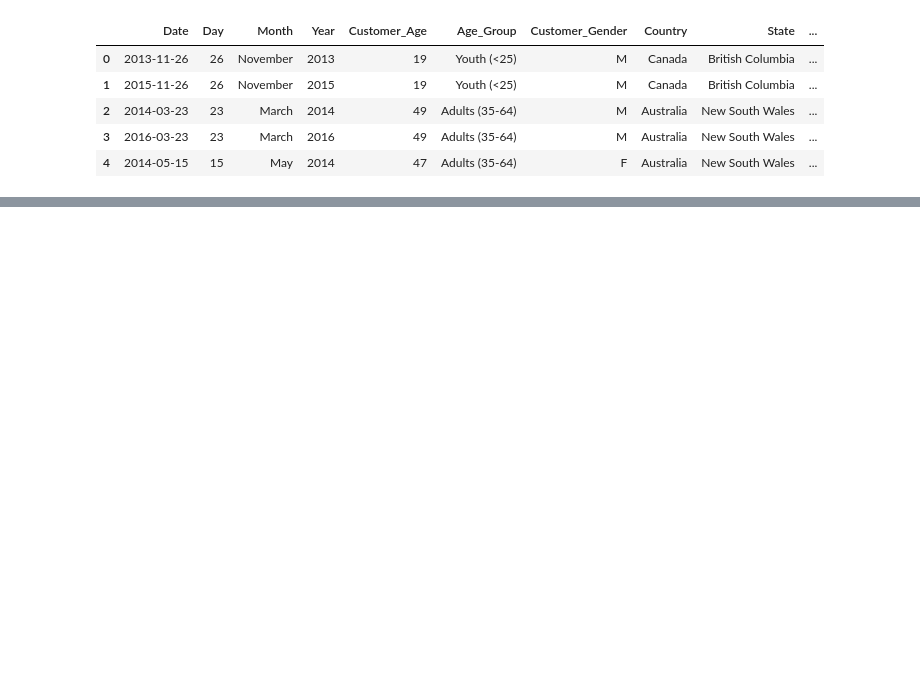
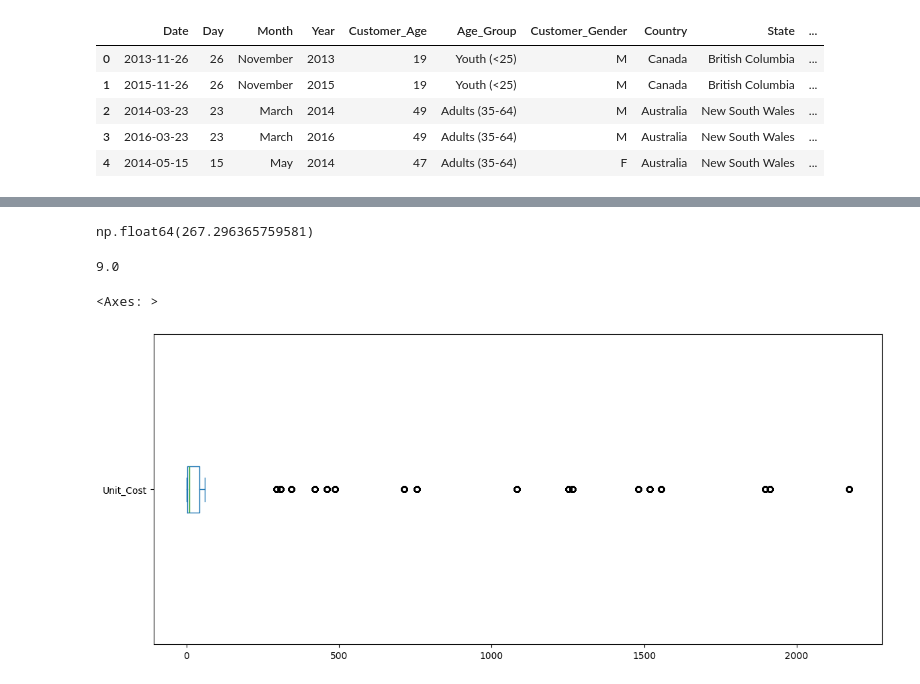
Before and after one commit to ab-hi08/Ice-Cream, a Jupyter notebook: notebooks/colab-github-demo.ipynb, the cells around one changed output, grey strips where cells are left out. Saved outputs shown, nothing was run; the diff lists cells and outputs as text; code cells hidden in the pictures; blank space fills up the shorter version.

```diff
--- a/notebooks/colab-github-demo.ipynb
+++ b/notebooks/colab-github-demo.ipynb
@@ -82,0 +128,13 @@ df.head()
+# %%
+df['Unit_Cost'].mean()
+# %% [output]
+np.float64(267.296365759581)
+# %%
+df['Unit_Cost'].median()
+# %% [output]
+9.0
+# %%
+df['Unit_Cost'].plot(kind='box', vert=False, figsize=(14,6))
+# %% [output]
+<Axes: >
+[figure, added]
```
Also changed, not shown: parts of 6 cells of this notebook.
